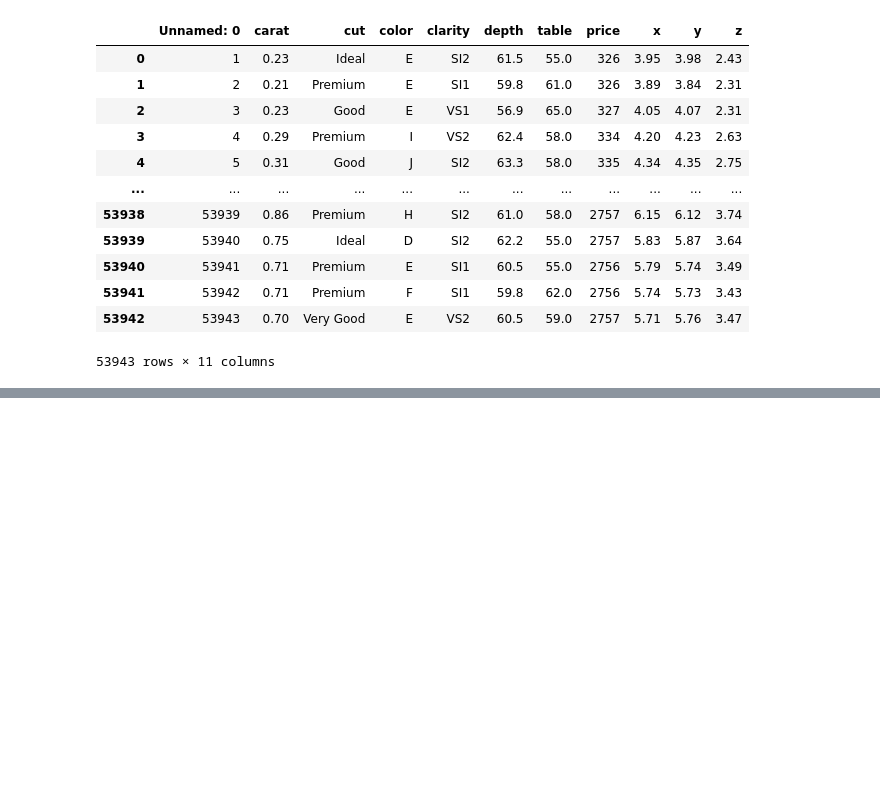
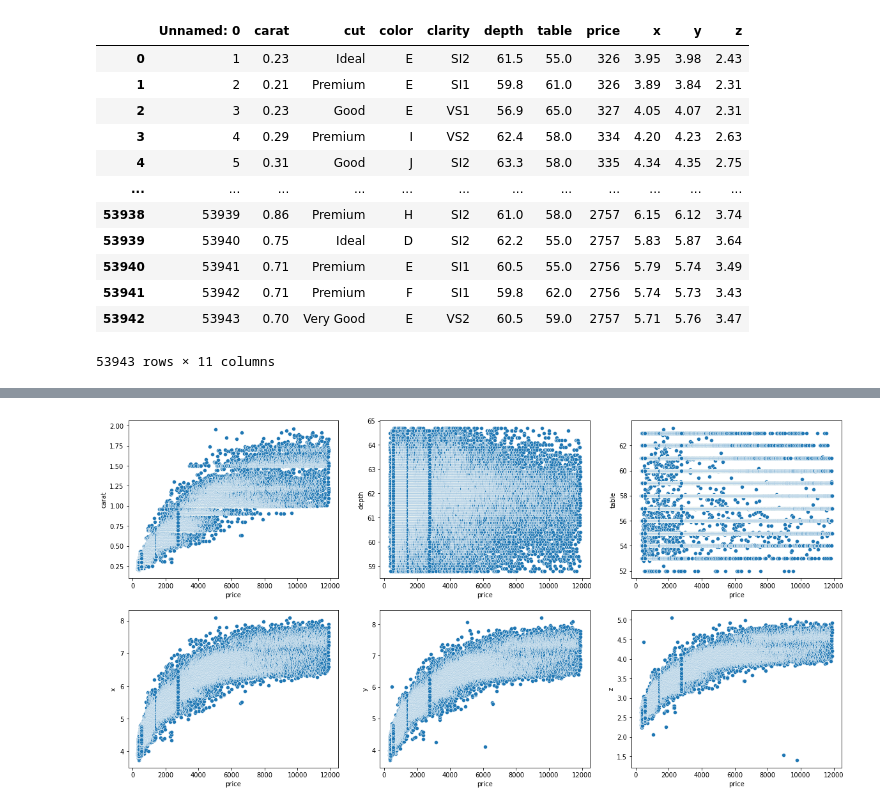
Before and after one commit to IlsuSong/diamond_price_pred, a Jupyter notebook: AI_14_송일수_Section2.ipynb, the cells around one changed output, grey strips where cells are left out. Saved outputs shown, nothing was run; the diff lists cells and outputs as text; code cells hidden in the pictures; blank space fills up the shorter version.

```diff
--- a/AI_14_송일수_Section2.ipynb
+++ b/AI_14_송일수_Section2.ipynb
@@ -119,0 +193,11 @@ train
+# %%
+fig, ax = plt.subplots(nrows=2,ncols=3,figsize=(20,10))
+
+sb.scatterplot(data=dfc,x='price',y='carat',ax=ax[0][0])
+sb.scatterplot(data=dfc,x='price',y='depth',ax=ax[0][1])
+sb.scatterplot(data=dfc,x='price',y='table',ax=ax[0][2]);
+sb.scatterplot(data=dfc,x='price',y='x',ax=ax[1][0]);
+sb.scatterplot(data=dfc,x='price',y='y',ax=ax[1][1]);
+sb.scatterplot(data=dfc,x='price',y='z',ax=ax[1][2]);
+# %% [output]
+[figure, added]
```
Also changed, not shown: parts of 58 cells of this notebook.
